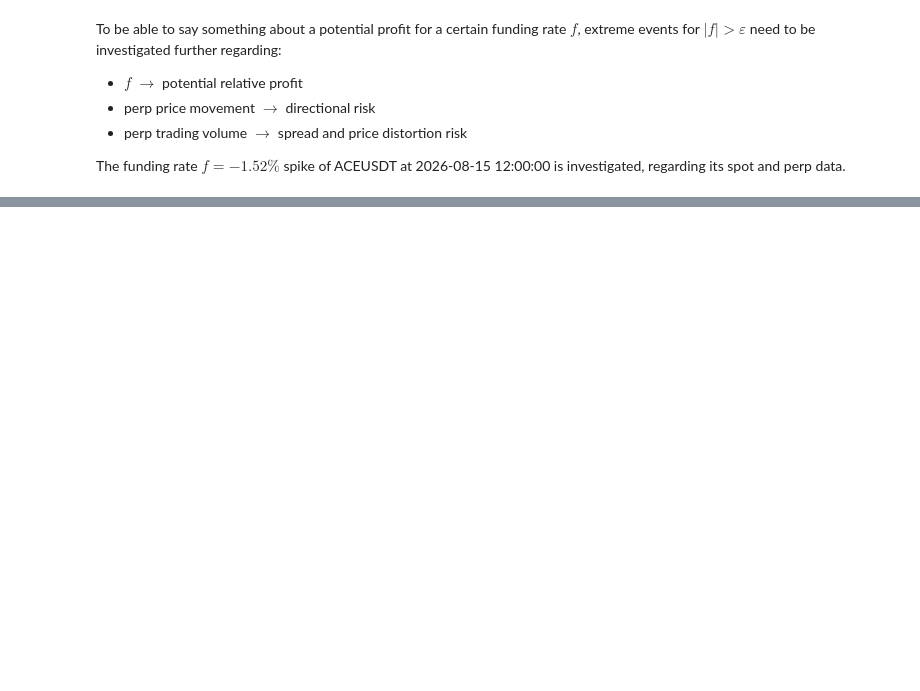
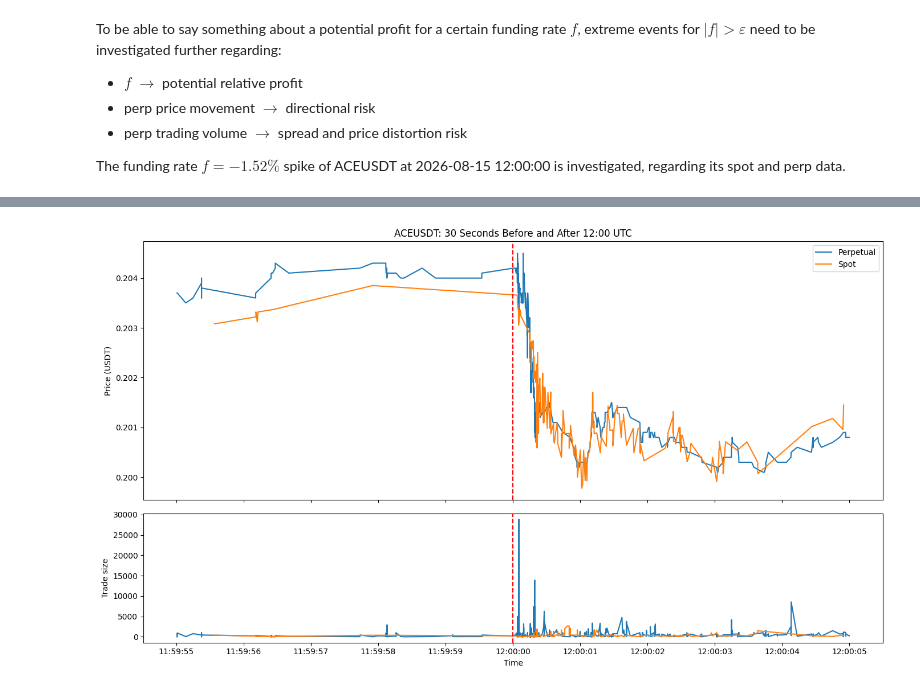
Before and after one commit to ettoreeder/CryptoFundingRateSnipe, a Jupyter notebook: research.ipynb, the cells around one changed output, grey strips where cells are left out. Saved outputs shown, nothing was run; the diff lists cells and outputs as text; code cells hidden in the pictures; blank space fills up the shorter version.

Commit message:
started investigating the trades around funding rate payout

```diff
--- a/research.ipynb
+++ b/research.ipynb
@@ -300,0 +216,29 @@ Futures history-candles failed for ACEUSDT: 400 Client Error: Bad Request for ur
+# %%
+zoom_start = pd.Timestamp("2026-08-15 11:59:55")
+zoom_end = pd.Timestamp("2026-08-15 12:00:05")
+
+spot_zoom = df.loc[zoom_start:zoom_end]
+futures_zoom = df_futures.loc[zoom_start:zoom_end]
+
+fig, (ax1, ax2) = plt.subplots(
+    2, 1, figsize=(14, 8), sharex=True,
+    gridspec_kw={"height_ratios": [2, 1]}
+)
+
+ax1.plot(futures_zoom.index, futures_zoom["price"], label="Perpetual")
+ax1.plot(spot_zoom.index, spot_zoom["price"], label="Spot")
+ax1.axvline(pd.Timestamp("2026-08-15 12:00:00"), color="red", linestyle="--")
+ax1.set_ylabel("Price (USDT)")
+ax1.set_title("ACEUSDT: 30 Seconds Before and After 12:00 UTC")
+ax1.legend()
+
+ax2.plot(futures_zoom.index, futures_zoom["size"], label="Perpetual volume")
+ax2.plot(spot_zoom.index, spot_zoom["size"], label="Spot volume")
+ax2.axvline(pd.Timestamp("2026-08-15 12:00:00"), color="red", linestyle="--")
+ax2.set_xlabel("Time")
+ax2.set_ylabel("Trade size")
+
+plt.tight_layout()
+plt.show()
+# %% [output]
+[figure, added]
```
Also changed, not shown: parts of 4 cells of this notebook.
